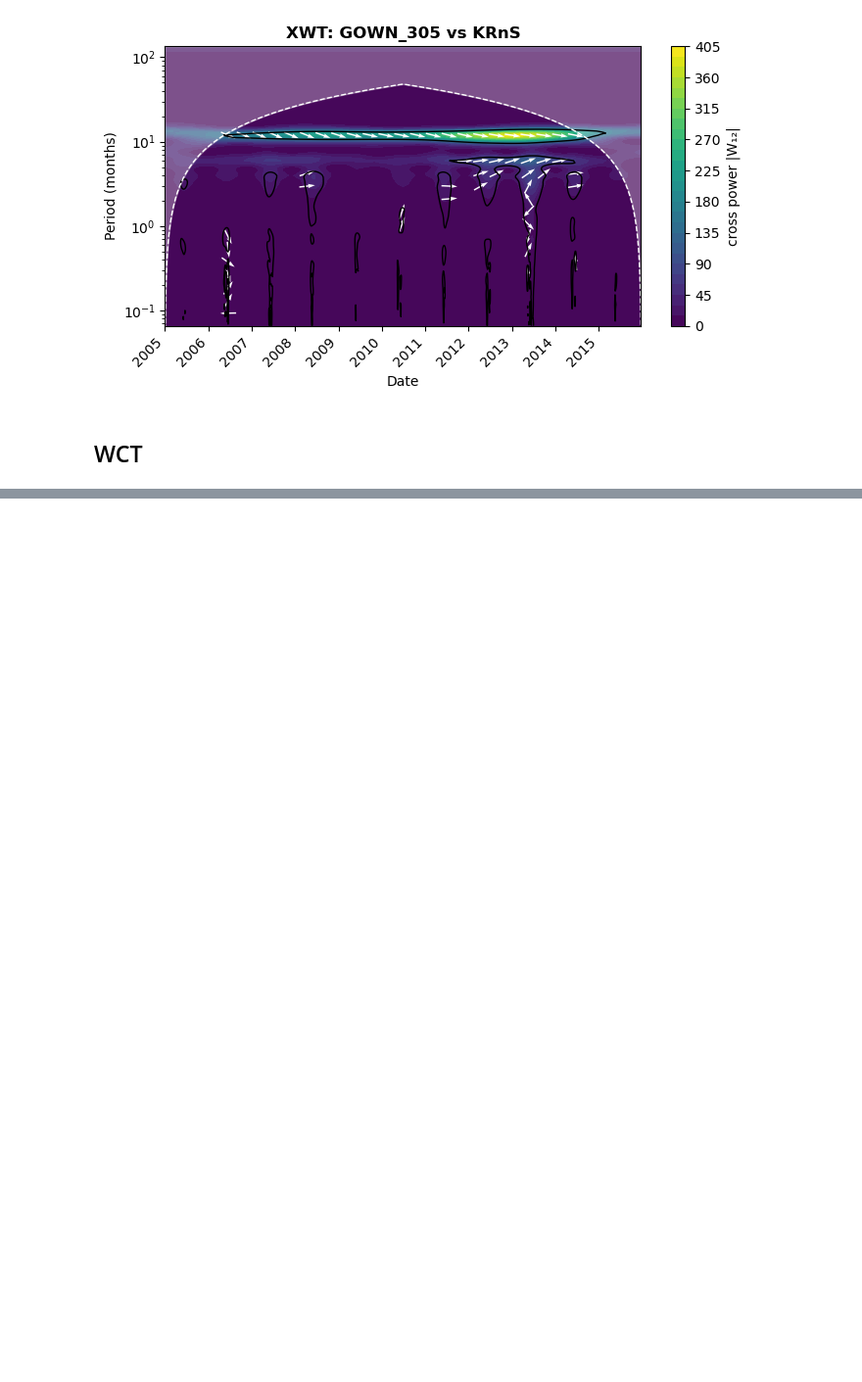
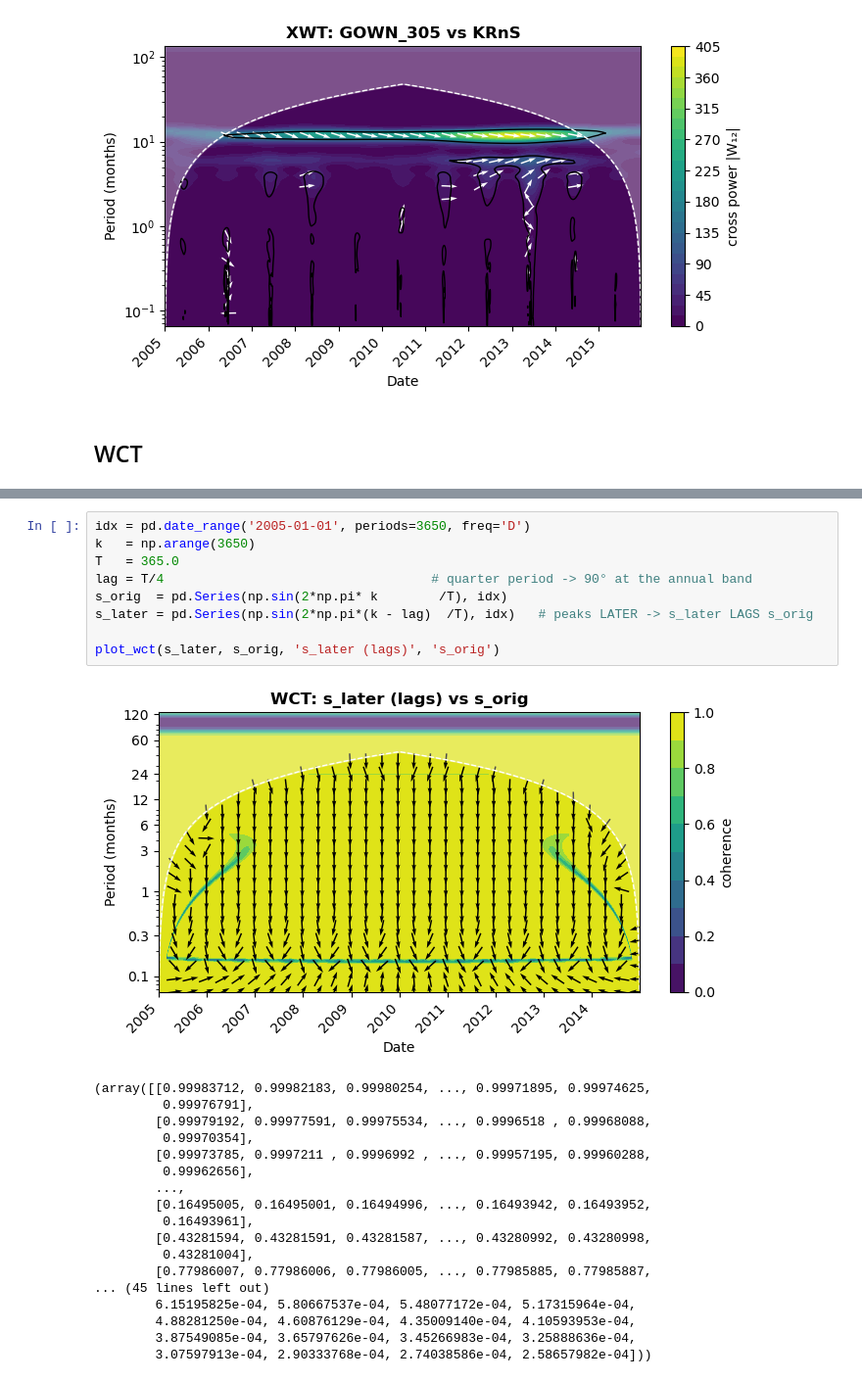
Before and after one commit to 2spi/groundwater, a Jupyter notebook: notebooks/bow_valley/06_wavelet_transform.ipynb, the cells around one changed output, grey strips where cells are left out. Shown at 98% size. Saved outputs shown, nothing was run; the diff lists cells and outputs as text; blank space fills up the shorter version.

```diff
--- a/notebooks/bow_valley/06_wavelet_transform.ipynb
+++ b/notebooks/bow_valley/06_wavelet_transform.ipynb
@@ -451,0 +463,28 @@ for well in marmot_creek_wells:
+# %%
+idx = pd.date_range('2005-01-01', periods=3650, freq='D')
+k   = np.arange(3650)
+T   = 365.0
+lag = T/4                                   # quarter period -> 90° at the annual band
+s_orig  = pd.Series(np.sin(2*np.pi* k        /T), idx)
+s_later = pd.Series(np.sin(2*np.pi*(k - lag)  /T), idx)   # peaks LATER -> s_later LAGS s_orig
+
+plot_wct(s_later, s_orig, 's_later (lags)', 's_orig')
+# %% [output]
+[figure, added]
+(array([[0.99983712, 0.99982183, 0.99980254, ..., 0.99971895, 0.99974625,
+         0.99976791],
+        [0.99979192, 0.99977591, 0.99975534, ..., 0.9996518 , 0.99968088,
+         0.99970354],
+        [0.99973785, 0.9997211 , 0.9996992 , ..., 0.99957195, 0.99960288,
+         0.99962656],
+        ...,
+        [0.16495005, 0.16495001, 0.16494996, ..., 0.16493942, 0.16493952,
+         0.16493961],
+        [0.43281594, 0.43281591, 0.43281587, ..., 0.43280992, 0.43280998,
+         0.43281004],
+        [0.77986007, 0.77986006, 0.77986005, ..., 0.77985885, 0.77985887,
+... (45 lines left out)
+        6.15195825e-04, 5.80667537e-04, 5.48077172e-04, 5.17315964e-04,
+        4.88281250e-04, 4.60876129e-04, 4.35009140e-04, 4.10593953e-04,
+        3.87549085e-04, 3.65797626e-04, 3.45266983e-04, 3.25888636e-04,
+        3.07597913e-04, 2.90333768e-04, 2.74038586e-04, 2.58657982e-04]))
```
Also changed, not shown: parts of 6 cells of this notebook.
